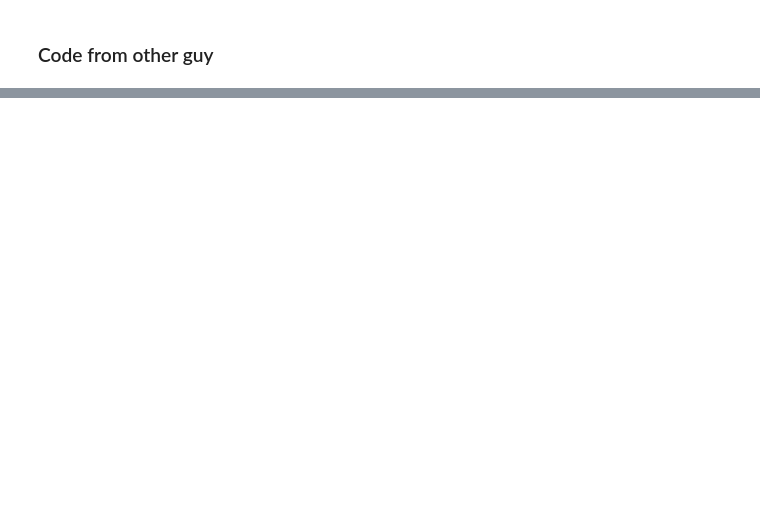
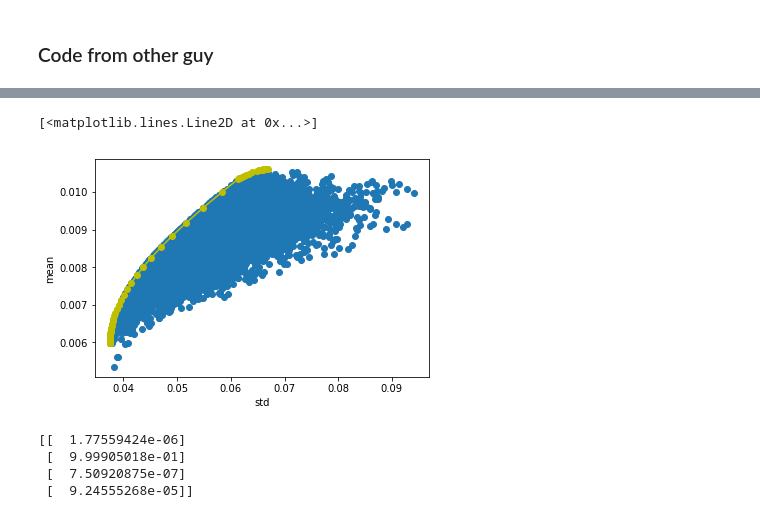
Before and after one commit to dxcv/finances, a Jupyter notebook: finances/Portfolio optimization pedro.ipynb, the cells around one changed output, grey strips where cells are left out. Saved outputs shown, nothing was run; the diff lists cells and outputs as text; code cells hidden in the pictures; blank space fills up the shorter version.

```diff
--- a/finances/Portfolio optimization pedro.ipynb
+++ b/finances/Portfolio optimization pedro.ipynb
@@ -81,0 +82,15 @@ Text(0.5,1,'Mean and standard deviation of returns of randomly generated portfol
+# %%
+plt.plot(stds, means, 'o')
+plt.ylabel('mean')
+plt.xlabel('std')
+plt.plot(risks, returns, 'y-o')
+# %% [output]
+[<matplotlib.lines.Line2D at 0x...>]
+[figure, added]
+# %%
+print(weights)
+# %% [output]
+[[  1.77559424e-06]
+ [  9.99905018e-01]
+ [  7.50920875e-07]
+ [  9.24555268e-05]]
```
Also changed, not shown: parts of 5 cells of this notebook, 1 other file.
